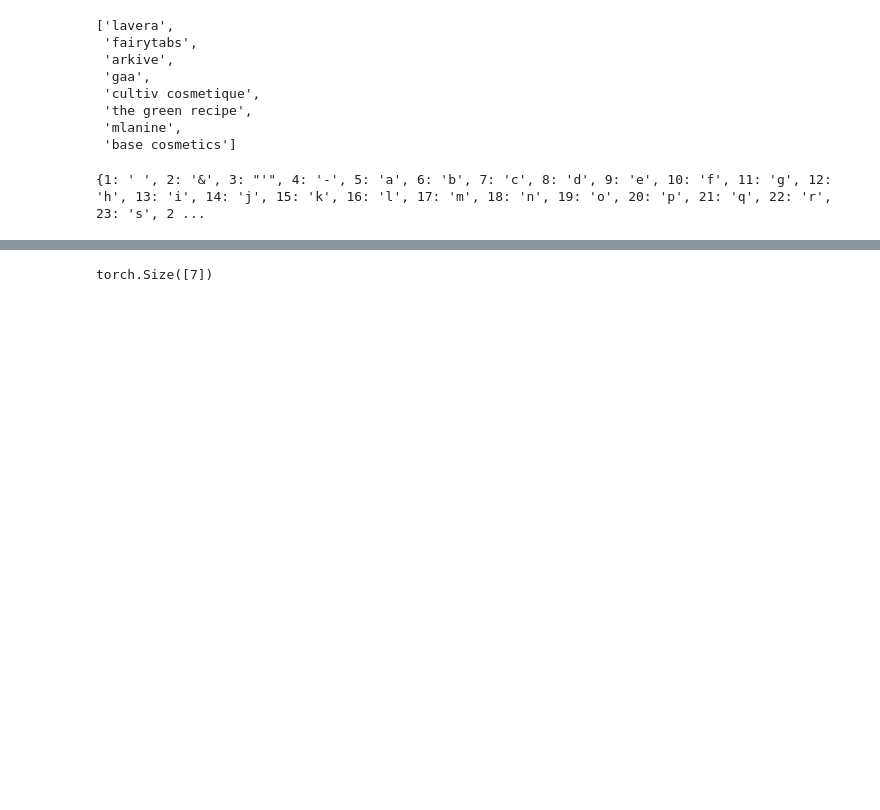
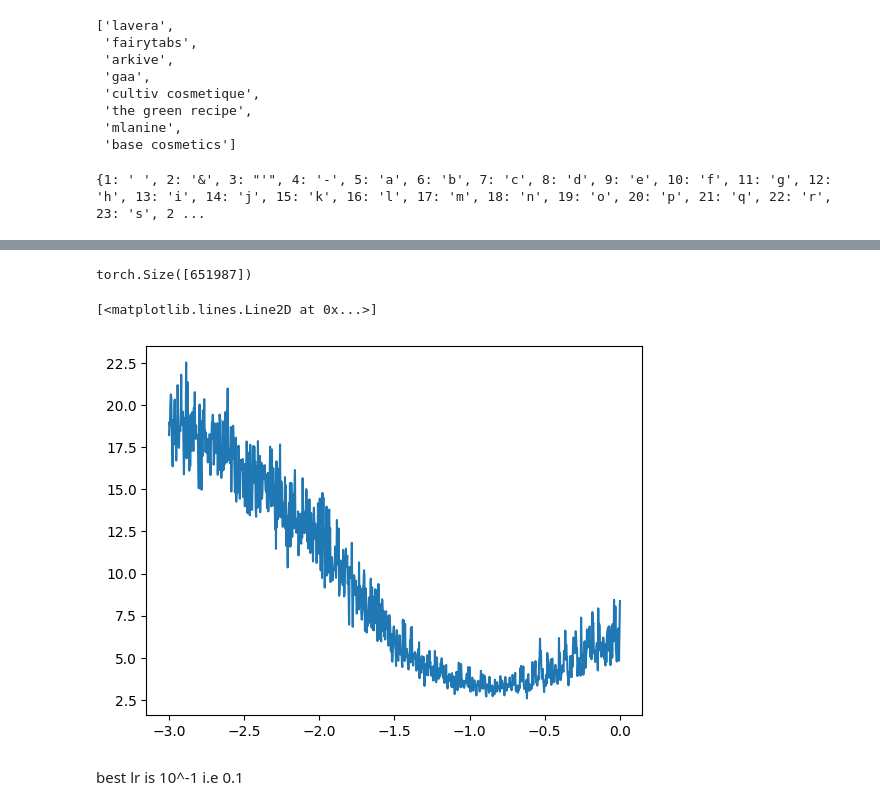
Before and after one commit to mumal123/CosmoGen, a Jupyter notebook: mlp.ipynb, the cells around one changed output, grey strips where cells are left out. Cells and saved outputs as stored; diff of their text form; code cells hidden in the pictures; blank space fills up the shorter version.

```diff
--- a/mlp.ipynb
+++ b/mlp.ipynb
@@ -38,14 +39,14 @@ print(itos)
 X,Y=[],[]
 block_size=3 #context length i.e how many char to know to predict next one
 
-for w in words[:1]:
-    print(w)
+for w in words:
+    # print(w)
     context=[0]*block_size
     for ch in w+'.':
         ix=stoi[ch]
         X.append(context)
         Y.append(ix)
-        print(''.join(itos[i] for i in context),'--->',itos[ix])
+        # print(''.join(itos[i] for i in context),'--->',itos[ix])
         context=context[1:]+[ix]
 
 X=torch.tensor(X)
@@ -166,3 +133,0 @@ tensor([[3.0743e-08, 6.5199e-05, 2.4870e-10, 6.4433e-11, 1.9826e-14, 2.2156e-10,
-# %%
-loss=-probs[torch.arange(7),Y].log().mean()
-loss
@@ -172,7 +137,7 @@ tensor(15.3061)
 X.shape
 Y.shape
 # %% [output]
-torch.Size([7])
+torch.Size([651987])
 # %%
 g=torch.Generator().manual_seed(2147483764)
 C=torch.randn((31,2),generator=g)
@@ -184,8 +149,14 @@ parameters=[C,W1,b1,W2,b2]
 # %%
 for p in parameters:
     p.requires_grad=True
+# %%
+lre=torch.linspace(-3,0,1000)
+lrs=10**lre
 # %%
-for _ in range(10):
+lri=[]
+lossi=[]
+
+for i in range(1000):
 
     #minibatch
     ix=torch.randint(0,X.shape[0],(32,))
@@ -194,14 +165,30 @@ for _ in range(10):
     emb=C[X[ix]]
     h=torch.tanh(emb.view(-1,6)@W1+b1)
     logits=h@W2+b2
-    loss=F.cross_entropy(logits,Y[ix])
-    print(loss.item())
+    loss=F.cross_entropy(logits,Y[ix]) #doesn't assign intermediate variables space
+    # print(loss.item())
 
     #backward pass
     for p in parameters:
         p.grad=None
     loss.backward()
 
+    lr=lrs[i]
+
     #update
     for p in parameters:
-        p.data+=-0.1*p.grad
+        p.data+=-lr*p.grad
+
+    #track stats
+    lri.append(lre[i])
+    lossi.append(loss.item())
+# print(loss.item())
+# %%
+import matplotlib.pyplot as plt
+%matplogittlib inline
+plt.plot(lri,lossi)
+# %% [output]
+[<matplotlib.lines.Line2D at 0x...>]
+[figure, added]
+# %% [markdown]
+best lr is 10^-1 i.e 0.1
```
Also changed, not shown: parts of 12 cells of this notebook.
